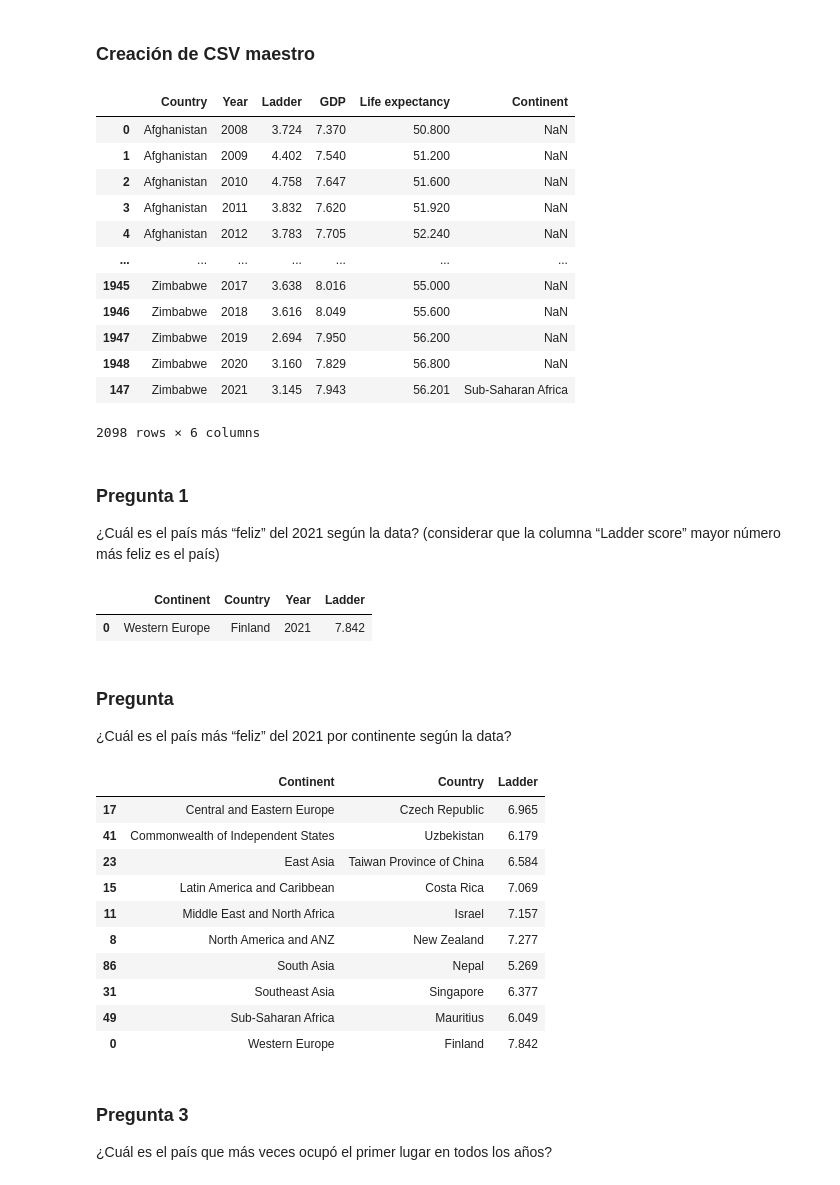
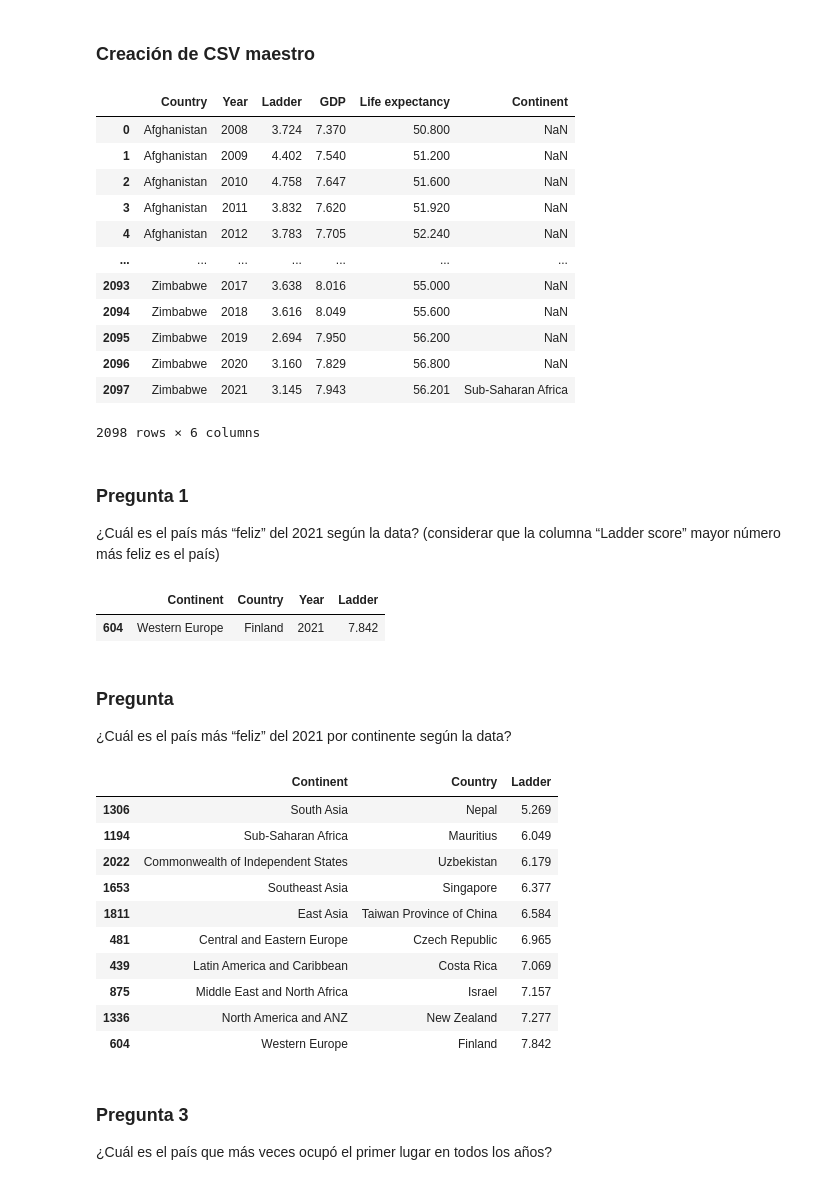
Before and after one commit to alextaboada/Keepcoding-BigData-Processing, a Jupyter notebook: practica.ipynb, the cells around one changed output. Drawn from its saved outputs; the diff is of its cells as text; code cells hidden in the pictures.

```diff
--- a/practica.ipynb
+++ b/practica.ipynb
@@ -82,7 +82,7 @@ filtered_dataFrame2.head(5)
 # %% [markdown]
 ### Creación de CSV maestro
 # %%
-master_dataFrame = pd.concat([filtered_dataFrame1,filtered_dataFrame2]).sort_values(by=['Country','Year']).reindex()
+master_dataFrame = pd.concat([filtered_dataFrame1,filtered_dataFrame2]).sort_values(by=['Country','Year']).reset_index(drop=True)
 master_dataFrame
 # %% [output]
 |  | Country | Year | Ladder | GDP | Life expectancy | Continent |
@@ -92,11 +92,11 @@ master_dataFrame
 | 3 | Afghanistan | 2011 | 3.832 | 7.620 | 51.920 | NaN |
 | 4 | Afghanistan | 2012 | 3.783 | 7.705 | 52.240 | NaN |
 | ... | ... | ... | ... | ... | ... | ... |
-| 1945 | Zimbabwe | 2017 | 3.638 | 8.016 | 55.000 | NaN |
-| 1946 | Zimbabwe | 2018 | 3.616 | 8.049 | 55.600 | NaN |
-| 1947 | Zimbabwe | 2019 | 2.694 | 7.950 | 56.200 | NaN |
-| 1948 | Zimbabwe | 2020 | 3.160 | 7.829 | 56.800 | NaN |
-| 147 | Zimbabwe | 2021 | 3.145 | 7.943 | 56.201 | Sub-Saharan Africa |
+| 2093 | Zimbabwe | 2017 | 3.638 | 8.016 | 55.000 | NaN |
+| 2094 | Zimbabwe | 2018 | 3.616 | 8.049 | 55.600 | NaN |
+| 2095 | Zimbabwe | 2019 | 2.694 | 7.950 | 56.200 | NaN |
+| 2096 | Zimbabwe | 2020 | 3.160 | 7.829 | 56.800 | NaN |
+| 2097 | Zimbabwe | 2021 | 3.145 | 7.943 | 56.201 | Sub-Saharan Africa |
 2098 rows × 6 columns
 # %% [markdown]
 ### Pregunta 1
@@ -106,27 +106,27 @@ df1 = master_dataFrame.query('Year == 2021').nlargest(1,'Ladder')
 df1[['Continent','Country','Year','Ladder']]
 # %% [output]
 |  | Continent | Country | Year | Ladder |
-| 0 | Western Europe | Finland | 2021 | 7.842 |
+| 604 | Western Europe | Finland | 2021 | 7.842 |
 # %% [markdown]
 ### Pregunta
 ¿Cuál es el país más “feliz” del 2021 por continente según la data?
 # %%
-df2021 = master_dataFrame.query('Year == 2021')
-happiest_index = df2021.groupby('Continent')['Ladder'].idxmax()
-countries = df2021.loc[happiest_index]
-countries[['Continent','Country','Ladder']]
+df_2021 = master_dataFrame.query('Year == 2021')
+happiest_index = df_2021.groupby('Continent')['Ladder'].idxmax()
+countries = df_2021.loc[happiest_index]
+countries[['Continent','Country','Ladder']].sort_values(by=['Ladder'])
 # %% [output]
 |  | Continent | Country | Ladder |
-| 17 | Central and Eastern Europe | Czech Republic | 6.965 |
-| 41 | Commonwealth of Independent States | Uzbekistan | 6.179 |
-| 23 | East Asia | Taiwan Province of China | 6.584 |
-| 15 | Latin America and Caribbean | Costa Rica | 7.069 |
-| 11 | Middle East and North Africa | Israel | 7.157 |
-| 8 | North America and ANZ | New Zealand | 7.277 |
-| 86 | South Asia | Nepal | 5.269 |
-| 31 | Southeast Asia | Singapore | 6.377 |
-| 49 | Sub-Saharan Africa | Mauritius | 6.049 |
-| 0 | Western Europe | Finland | 7.842 |
+| 1306 | South Asia | Nepal | 5.269 |
+| 1194 | Sub-Saharan Africa | Mauritius | 6.049 |
+| 2022 | Commonwealth of Independent States | Uzbekistan | 6.179 |
+| 1653 | Southeast Asia | Singapore | 6.377 |
+| 1811 | East Asia | Taiwan Province of China | 6.584 |
+| 481 | Central and Eastern Europe | Czech Republic | 6.965 |
+| 439 | Latin America and Caribbean | Costa Rica | 7.069 |
+| 875 | Middle East and North Africa | Israel | 7.157 |
+| 1336 | North America and ANZ | New Zealand | 7.277 |
+| 604 | Western Europe | Finland | 7.842 |
 # %% [markdown]
 ### Pregunta 3
 ¿Cuál es el país que más veces ocupó el primer lugar en todos los años?
```
Also changed, not shown: parts of 5 cells of this notebook.
